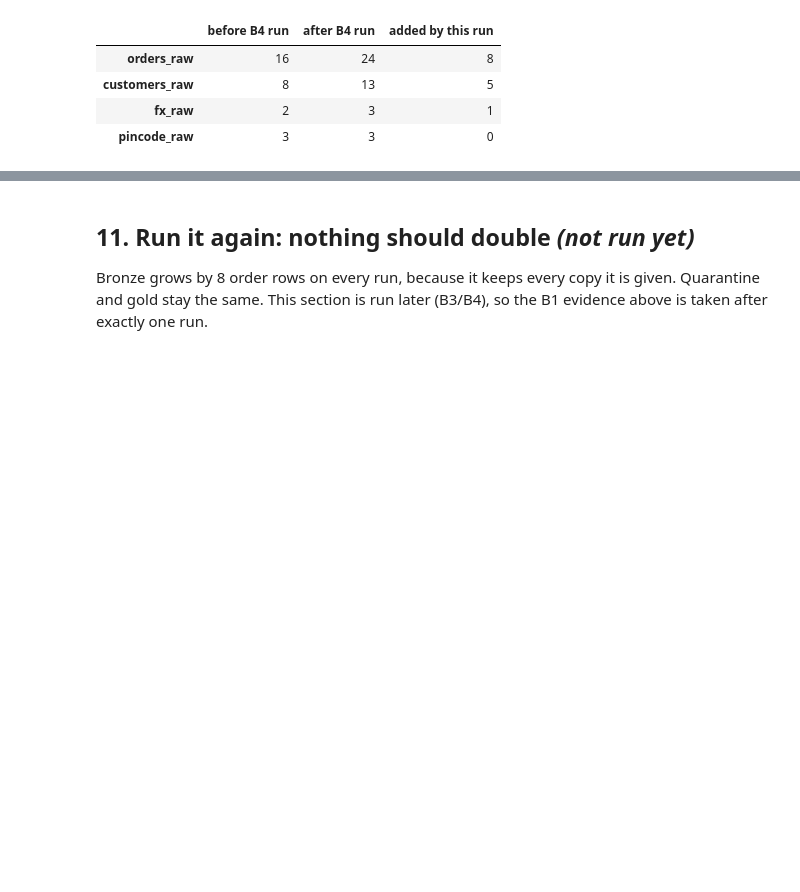
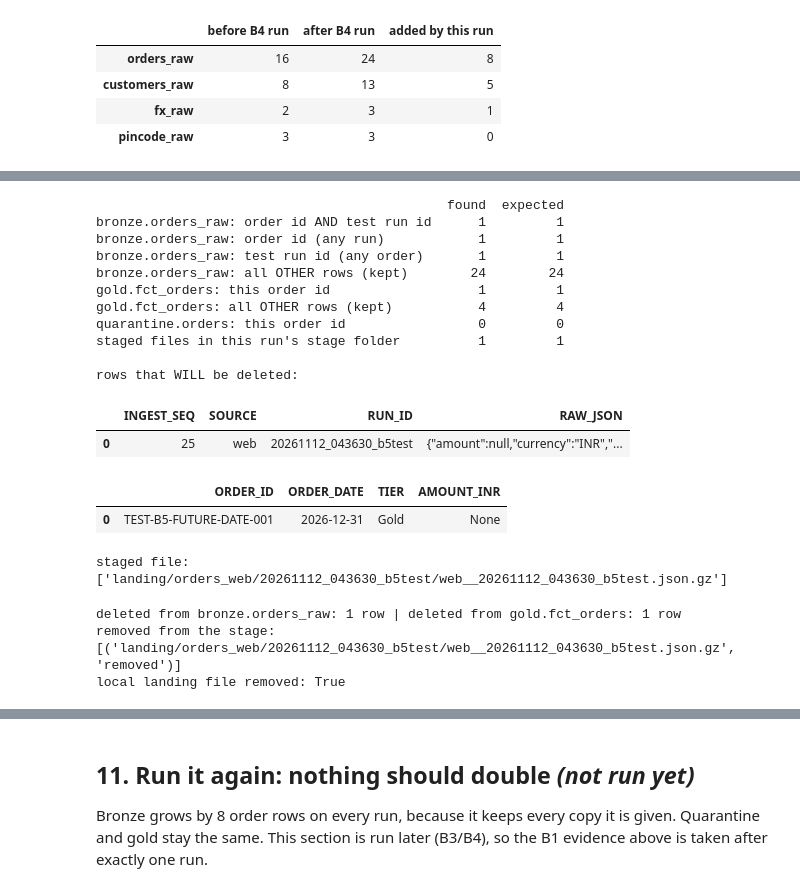
Before and after one commit to Ravikumar-2016/freshcart-pipelines, a Jupyter notebook: elt/freshcart_elt.ipynb, the cells around one changed output, grey strips where cells are left out. Drawn from its saved outputs; the diff is of its cells as text; code cells hidden in the pictures; blank space fills up the shorter version.

```diff
--- a/elt/freshcart_elt.ipynb
+++ b/elt/freshcart_elt.ipynb
@@ -578,0 +697,58 @@ this run added 8 order rows, 5 CRM rows (the 4 old events + the new one), 1 FX r
+# %%
+marker = f"raw:order_id::STRING = '{TEST_ORDER_ID}' AND run_id = '{TEST_RUN_ID}'"
+staged = fc.query(f"LIST @bronze.landing/orders_web/{TEST_RUN_ID}/")
+found = {
+    "bronze.orders_raw: order id AND test run id": q(f"SELECT COUNT(*) FROM bronze.orders_raw WHERE {marker}"),
+    "bronze.orders_raw: order id (any run)": q(f"SELECT COUNT(*) FROM bronze.orders_raw WHERE raw:order_id::STRING = '{TEST_ORDER_ID}'"),
+    "bronze.orders_raw: test run id (any order)": q(f"SELECT COUNT(*) FROM bronze.orders_raw WHERE run_id = '{TEST_RUN_ID}'"),
+    "bronze.orders_raw: all OTHER rows (kept)": q(f"SELECT COUNT(*) FROM bronze.orders_raw WHERE run_id <> '{TEST_RUN_ID}'"),
+    "gold.fct_orders: this order id": q(f"SELECT COUNT(*) FROM gold.fct_orders WHERE order_id = '{TEST_ORDER_ID}'"),
+    "gold.fct_orders: all OTHER rows (kept)": q(f"SELECT COUNT(*) FROM gold.fct_orders WHERE order_id <> '{TEST_ORDER_ID}'"),
+    "quarantine.orders: this order id": q(f"SELECT COUNT(*) FROM quarantine.orders WHERE order_id = '{TEST_ORDER_ID}'"),
+    "staged files in this run's stage folder": len(staged),
+}
+expected = {
+    "bronze.orders_raw: order id AND test run id": 1, "bronze.orders_raw: order id (any run)": 1,
+    "bronze.orders_raw: test run id (any order)": 1,
+    "bronze.orders_raw: all OTHER rows (kept)": baseline["bronze.orders_raw"],
+    "gold.fct_orders: this order id": 1, "gold.fct_orders: all OTHER rows (kept)": baseline["gold.fct_orders"],
+    "quarantine.orders: this order id": 0, "staged files in this run's stage folder": 1,
+}
+print(pd.DataFrame({"found": found, "expected": expected}))
+assert found == expected, "STOP: the markers match something unexpected; nothing has been deleted"
+print("\nrows that WILL be deleted:")
+display(fc.show(f"SELECT ingest_seq, source, run_id, TO_JSON(raw) AS raw_json FROM bronze.orders_raw WHERE {marker}"))
+display(fc.show(f"SELECT order_id, order_date, tier, amount_inr FROM gold.fct_orders WHERE order_id = '{TEST_ORDER_ID}'"))
+print("staged file:", [r[0] for r in staged])
+# %% [output]
+                                             found  expected
+bronze.orders_raw: order id AND test run id      1         1
+bronze.orders_raw: order id (any run)            1         1
+bronze.orders_raw: test run id (any order)       1         1
+bronze.orders_raw: all OTHER rows (kept)        24        24
+gold.fct_orders: this order id                   1         1
+gold.fct_orders: all OTHER rows (kept)           4         4
+quarantine.orders: this order id                 0         0
+staged files in this run's stage folder          1         1
+
+rows that WILL be deleted:
+|  | INGEST_SEQ | SOURCE | RUN_ID | RAW_JSON |
+| 0 | 25 | web | 20261112_043630_b5test | {"amount":null,"currency":"INR","... |
+|  | ORDER_ID | ORDER_DATE | TIER | AMOUNT_INR |
+| 0 | TEST-B5-FUTURE-DATE-001 | 2026-12-31 | Gold | None |
+staged file: ['landing/orders_web/20261112_043630_b5test/web__20261112_043630_b5test.json.gz']
+# %%
+import os
+n_bronze = fc.query(f"DELETE FROM bronze.orders_raw WHERE {marker}")[0][0]
+n_gold = fc.query(f"DELETE FROM gold.fct_orders WHERE order_id = '{TEST_ORDER_ID}'")[0][0]
+removed = fc.query(f"REMOVE @bronze.landing/orders_web/{TEST_RUN_ID}/")
+assert TEST_RUN_ID in str(test_file) and "landing" in str(test_file)
+os.remove(test_file)
+print(f"deleted from bronze.orders_raw: {n_bronze} row | deleted from gold.fct_orders: {n_gold} row")
+print("removed from the stage:", [r[:2] for r in removed])
+print("local landing file removed:", not os.path.exists(test_file))
+assert n_bronze == 1 and n_gold == 1
+# %% [output]
+deleted from bronze.orders_raw: 1 row | deleted from gold.fct_orders: 1 row
+removed from the stage: [('landing/orders_web/20261112_043630_b5test/web__20261112_043630_b5test.json.gz', 'removed')]
+local landing file removed: True
```
Also changed, not shown: parts of 11 cells of this notebook, 8 other files.
